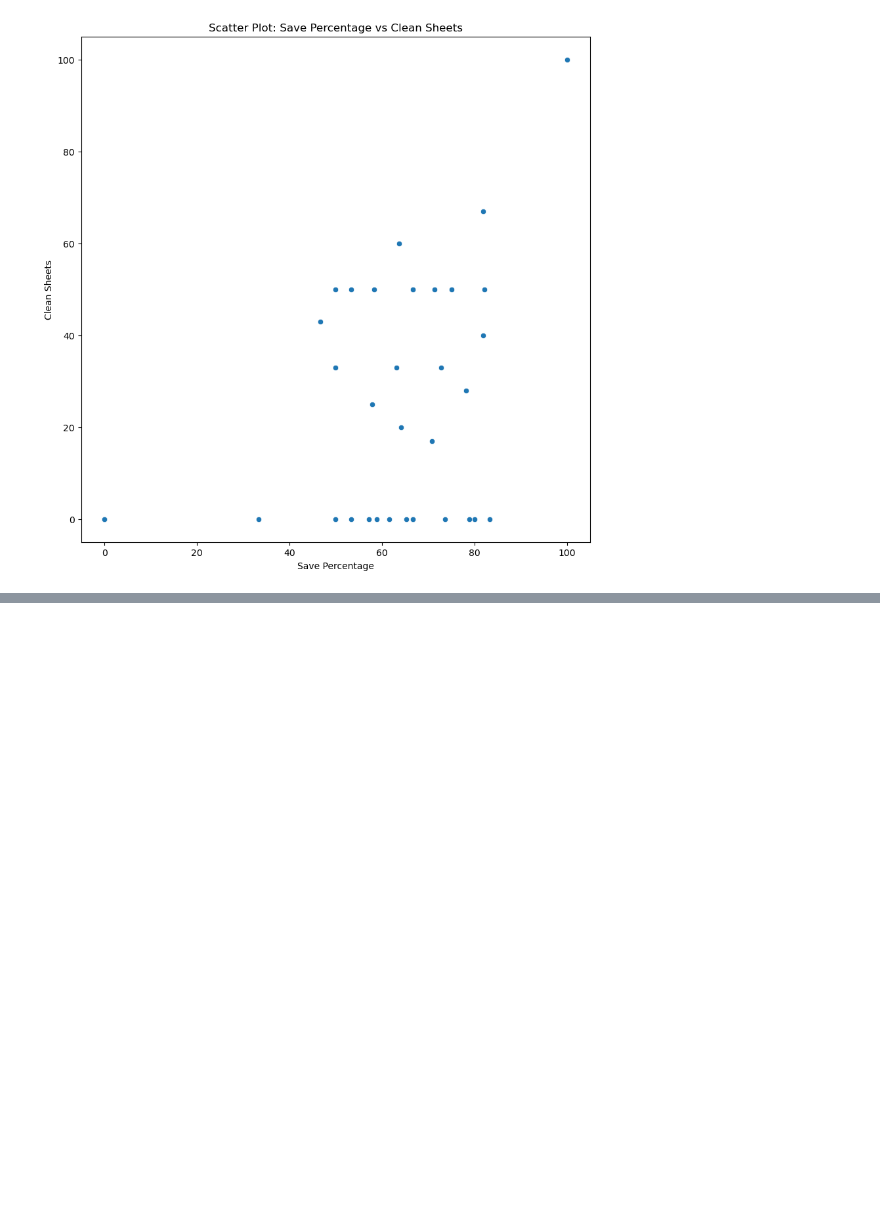
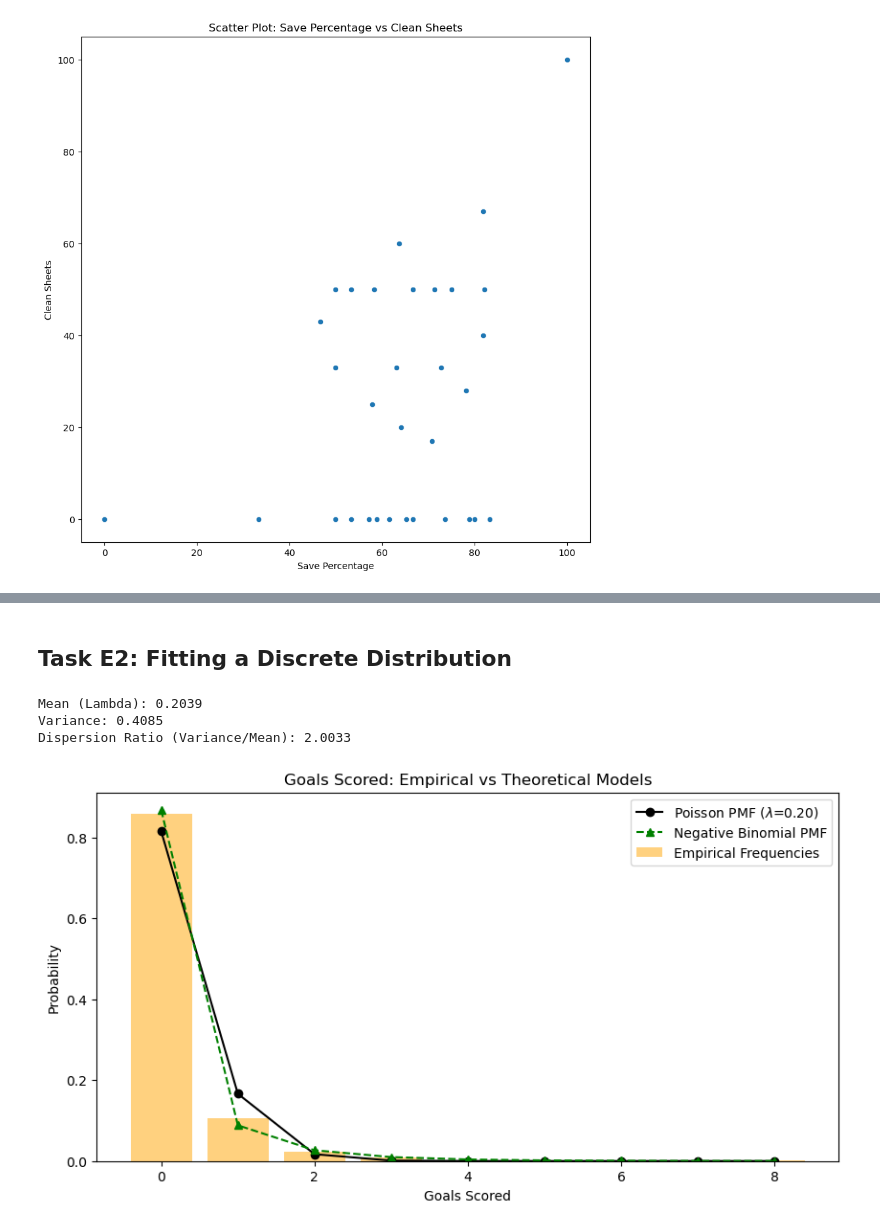
Before and after one commit to SamUM13/UM_WQD7013StatisticsforDS_Assignment1, a Jupyter notebook: 7013_Ass1.ipynb, the cells around one changed output, grey strips where cells are left out. Cells and saved outputs as stored; diff of their text form; code cells hidden in the pictures; blank space fills up the shorter version.

```diff
--- a/7013_Ass1.ipynb
+++ b/7013_Ass1.ipynb
@@ -679,0 +759,38 @@ plt.show()
+# %% [markdown]
+## **Task E2:** Fitting a Discrete Distribution
+# %%
+# Select count variable
+goals = df_task_e['Goals Scored']
+
+mean_goals = np.mean(goals)
+var_goals = np.var(goals, ddof=1)
+dispersion_ratio = var_goals / mean_goals
+
+print(f"Mean (Lambda): {mean_goals:.4f}")
+print(f"Variance: {var_goals:.4f}")
+print(f"Dispersion Ratio (Variance/Mean): {dispersion_ratio:.4f}")
+
+# Plotting frequencies
+val_counts = goals.value_counts(normalize=True).sort_index()
+x_vals = np.arange(0, goals.max() + 1)
+poisson_pmf = stats.poisson.pmf(x_vals, mean_goals)
+
+# Fit Negative Binomial (estimating parameters using method of moments)
+r = (mean_goals**2) / (var_goals - mean_goals)
+prob_nbinom = r / (r + mean_goals)
+nbinom_pmf = stats.nbinom.pmf(x_vals, r, prob_nbinom)
+
+plt.figure(figsize=(10,5))
+plt.bar(val_counts.index, val_counts.values, alpha=0.5, label='Empirical Frequencies', color='orange')
+plt.plot(x_vals, poisson_pmf, 'ko-', label=f'Poisson PMF ($\lambda$={mean_goals:.2f})')
+plt.plot(x_vals, nbinom_pmf, 'g^--', label='Negative Binomial PMF')
+plt.title('Goals Scored: Empirical vs Theoretical Models')
+plt.xlabel('Goals Scored')
+plt.ylabel('Probability')
+plt.legend()
+plt.show()
+# %% [output]
+Mean (Lambda): 0.2039
+Variance: 0.4085
+Dispersion Ratio (Variance/Mean): 2.0033
+[figure, added]
```
Also changed, not shown: parts of 11 cells of this notebook.
